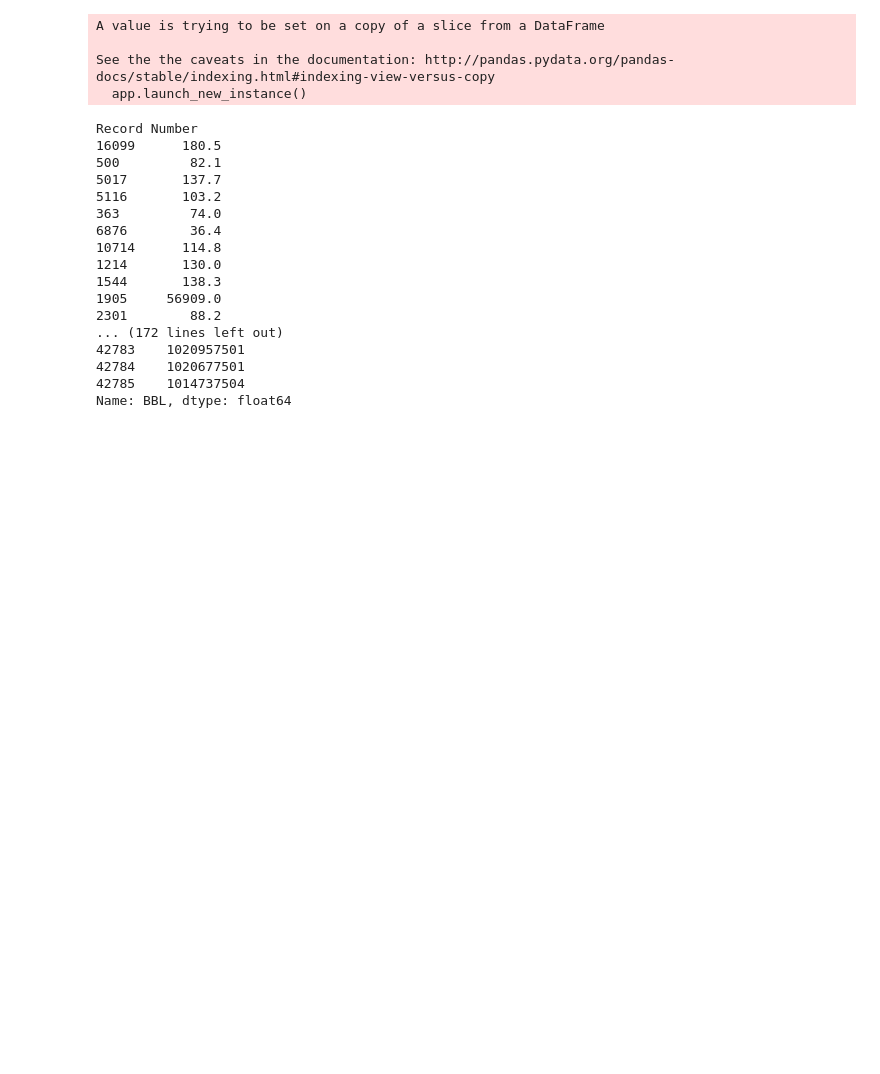
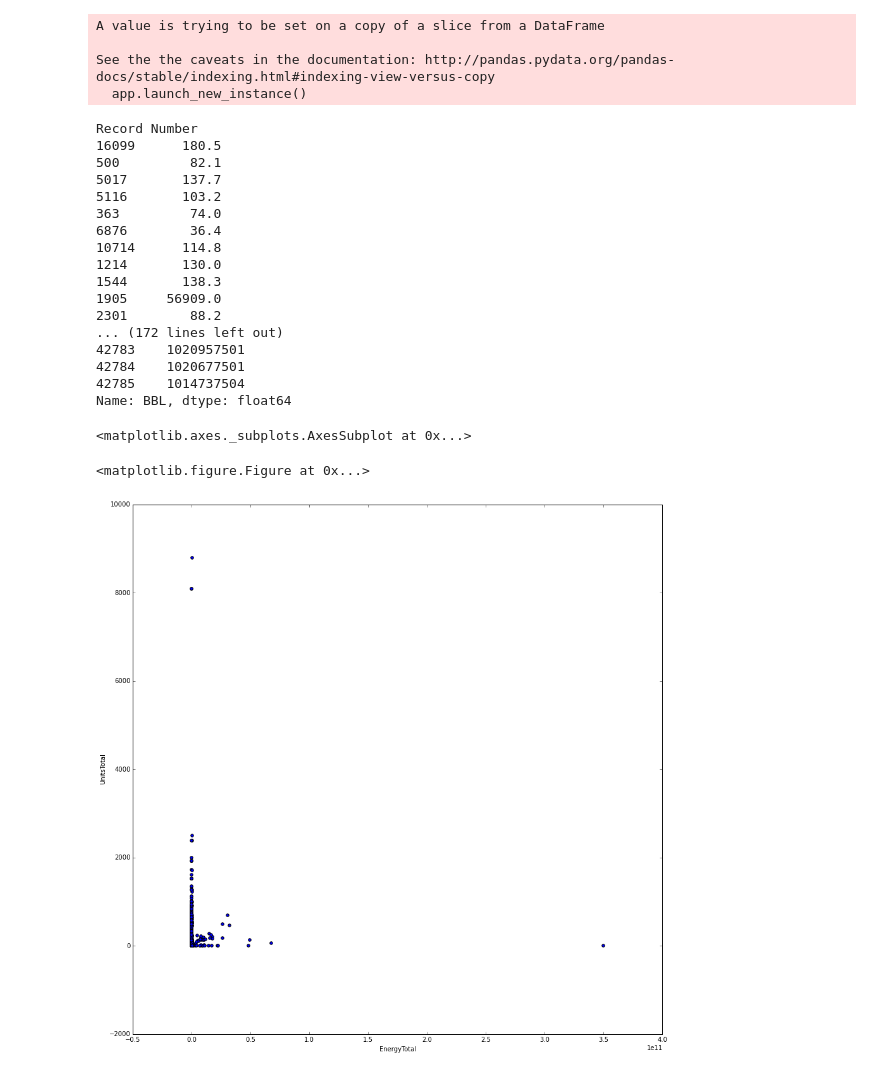
Before and after one commit to yanchao1992/PUI2015_yxu, a Jupyter notebook: hw5/5-1.ipynb, the cells around one changed output. Cells and saved outputs as stored; diff of their text form; code cells hidden in the pictures; blank space fills up the shorter version.

```diff
--- a/hw5/5-1.ipynb
+++ b/hw5/5-1.ipynb
@@ -114,3 +114,12 @@ Name: BBL, dtype: float64
 nrg['BBL'] = nrg['NYC Borough, Block, and Lot (BBL)'].astype(float)
 #merging the data sets using the BBL
 bblnrgdata = pd.merge(nrg, bsize, how = 'inner', on = 'BBL')
+# %%
+bblnrgdata['EnergyTotal'] = bblnrgdata['Reported Property Floor Area (Building(s)) (ft\xc2\xb2)'].astype(float)*bblnrgdata['Site EUI(kBtu/ft2)'].astype(float)
+fig = figure(figsize=(15,15))
+
+bblnrgdata.plot(kind='scatter', x='EnergyTotal', y='UnitsTotal', marker='o', figsize=(15, 15))
+# %% [output]
+<matplotlib.axes._subplots.AxesSubplot at 0x...>
+<matplotlib.figure.Figure at 0x...>
+[figure, added]
```
Also changed, not shown: parts of 12 cells of this notebook.
